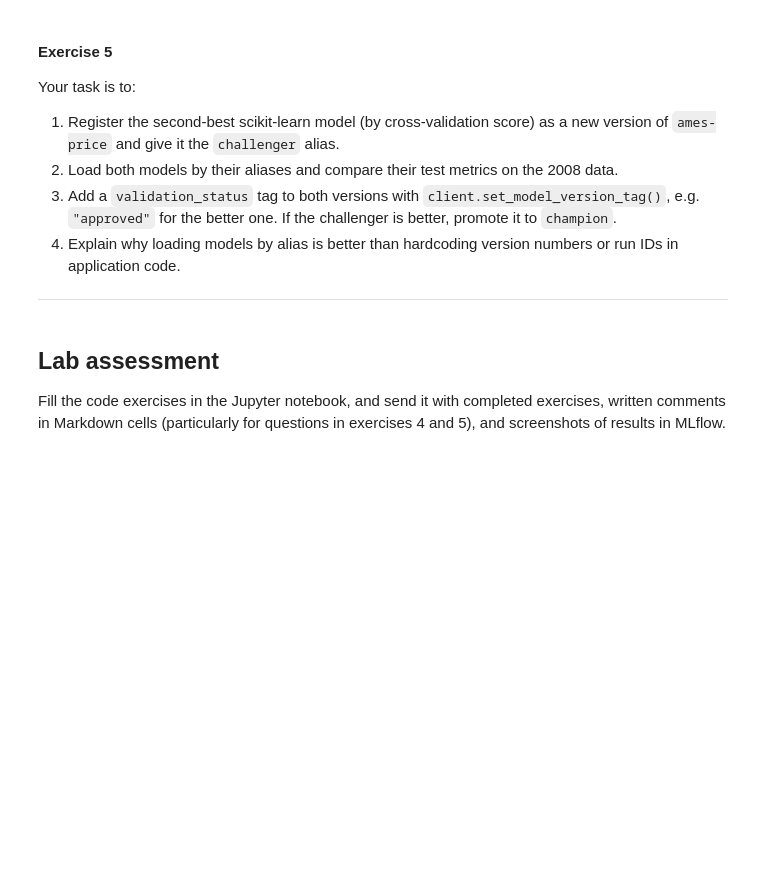
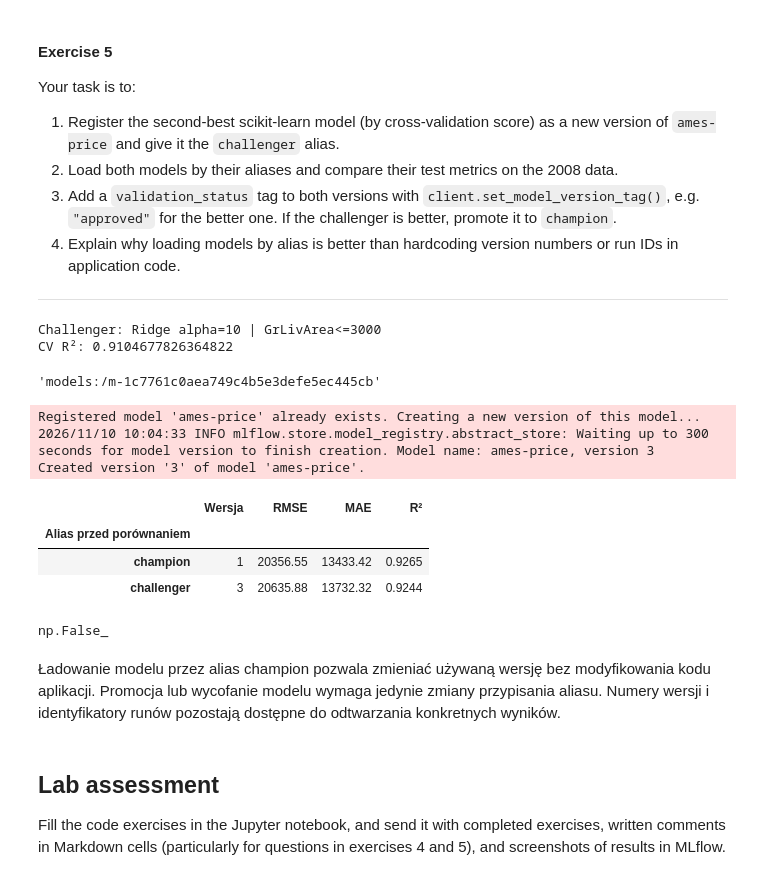
Before and after one commit to AndreRab/MLOPS, a Jupyter notebook: lab05/LAB_INSTRUCTION_2_MLFLOW.ipynb, the cells around one changed output. Drawn from its saved outputs; the diff is of its cells as text; code cells hidden in the pictures; blank space fills up the shorter version.

```diff
--- a/lab05/LAB_INSTRUCTION_2_MLFLOW.ipynb
+++ b/lab05/LAB_INSTRUCTION_2_MLFLOW.ipynb
@@ -1446,6 +1462,82 @@ Your task is to:
    in application code.
 
 ---
+# %%
+runs = mlflow.search_runs(
+    experiment_names=["ames-housing-autolog"],
+    filter_string="tags.exercise = '3' AND attributes.status = 'FINISHED'",
+    order_by=["metrics.cv_r2_mean DESC", "attributes.start_time DESC"],
+)
+
+ranking = (
+    runs.dropna(subset=["metrics.cv_r2_mean"])
+    .drop_duplicates(subset=["tags.model_name", "tags.dvc.md5"])
+    .reset_index(drop=True)
+)
+second_run = ranking.iloc[1]
+
+print("Challenger:", second_run["tags.mlflow.runName"])
+print("CV R²:", second_run["metrics.cv_r2_mean"])
+# %% [output]
+Challenger: Ridge alpha=10 | GrLivArea<=3000
+CV R²: 0.9104677826364822
+# %%
+logged_models = mlflow.search_logged_models(
+    experiment_ids=[str(second_run["experiment_id"])],
+    filter_string=f"source_run_id = '{second_run['run_id']}'",
+    output_format="list",
+)
+
+model_uri = logged_models[0].model_uri
+model_uri
+# %% [output]
+'models:/m-1c7761c0aea749c4b5e3defe5ec445cb'
+# %%
+challenger_version = mlflow.register_model(model_uri, MODEL_NAME)
+client.set_registered_model_alias(MODEL_NAME, "challenger", challenger_version.version)
+# %% [output]
+Registered model 'ames-price' already exists. Creating a new version of this model...
+2026/11/10 10:04:33 INFO mlflow.store.model_registry.abstract_store: Waiting up to 300 seconds for model version to finish creation. Model name: ames-price, version 3
+Created version '3' of model 'ames-price'.
+# %%
+versions = {
+    alias: client.get_model_version_by_alias(MODEL_NAME, alias).version
+    for alias in ["champion", "challenger"]
+}
+
+rows = []
+for alias in ["champion", "challenger"]:
+    model = mlflow.pyfunc.load_model(f"models:/{MODEL_NAME}@{alias}")
+    predictions = np.asarray(model.predict(df_test)).ravel()
+
+    rows.append(
+        {
+            "Alias przed porównaniem": alias,
+            "Wersja": versions[alias],
+            "RMSE": root_mean_squared_error(y_test, predictions),
+            "MAE": mean_absolute_error(y_test, predictions),
+            "R²": r2_score(y_test, predictions),
+        }
+    )
+
+registry_comparison = pd.DataFrame(rows).set_index("Alias przed porównaniem")
+display(registry_comparison.round({"RMSE": 2, "MAE": 2, "R²": 4}))
+# %% [output]
+|  | Wersja | RMSE | MAE | R² |
+| Alias przed porównaniem |  |  |  |  |
+| champion | 1 | 20356.55 | 13433.42 | 0.9265 |
+| challenger | 3 | 20635.88 | 13732.32 | 0.9244 |
+# %%
+challenger_better = (
+    registry_comparison.loc["challenger", "RMSE"]
+    < registry_comparison.loc["champion", "RMSE"]
+)
+
+challenger_better
+# %% [output]
+np.False_
+# %% [markdown]
+Ładowanie modelu przez alias champion pozwala zmieniać używaną wersję bez modyfikowania kodu aplikacji. Promocja lub wycofanie modelu wymaga jedynie zmiany przypisania aliasu. Numery wersji i identyfikatory runów pozostają dostępne do odtwarzania konkretnych wyników.
 # %% [markdown]
 ## Lab assessment
 
```
Also changed, not shown: parts of 4 cells of this notebook.
